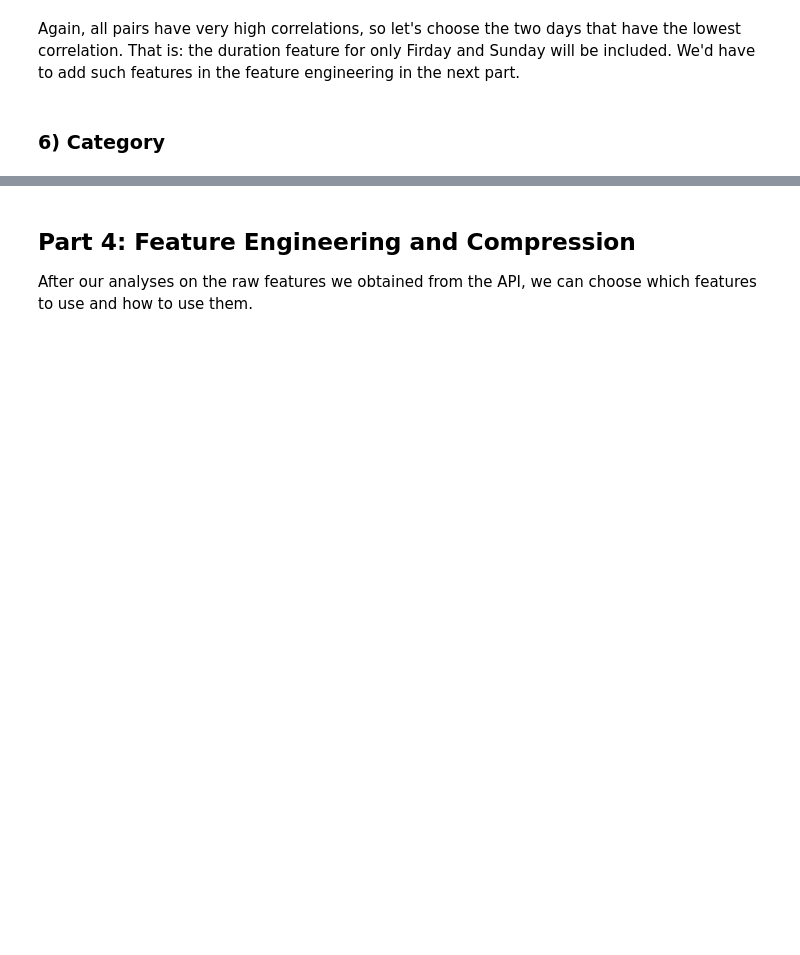
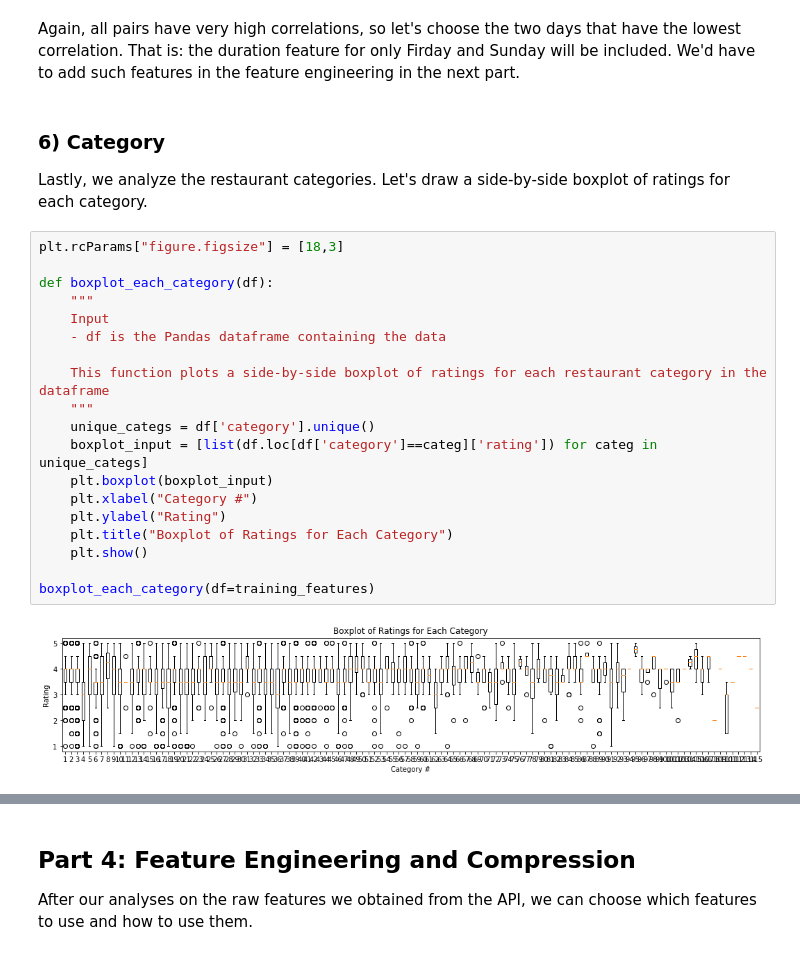
Before and after one commit to sandershihacker/yelp-rating-prediction, a Jupyter notebook: yelp_rating_prediction.ipynb, the cells around one changed output, grey strips where cells are left out. Drawn from its saved outputs; the diff is of its cells as text; blank space fills up the shorter version.

Commit message:
analyses for category, fixed introduction text (#25)
* added analyes for category, fixed intro text

* added analyes for category, fixed intro text

```diff
--- a/yelp_rating_prediction.ipynb
+++ b/yelp_rating_prediction.ipynb
@@ -779,4 +777,27 @@ sun_duration , wed_duration 0.735300007143
 # %% [markdown]
 Again, all pairs have very high correlations, so let's choose the two days that have the lowest correlation. That is: the duration feature for only Firday and Sunday will be included. We'd have to add such features in the feature engineering in the next part.
-# %% [markdown]
-### 6) Category
+# %% [markdown]
+### 6) Category
+
+Lastly, we analyze the restaurant categories. Let's draw a side-by-side boxplot of ratings for each category.
+# %%
+plt.rcParams["figure.figsize"] = [18,3]
+
+def boxplot_each_category(df):
+    """
+    Input
+    - df is the Pandas dataframe containing the data
+
+    This function plots a side-by-side boxplot of ratings for each restaurant category in the dataframe
+    """
+    unique_categs = df['category'].unique()
+    boxplot_input = [list(df.loc[df['category']==categ]['rating']) for categ in unique_categs]
+    plt.boxplot(boxplot_input)
+    plt.xlabel("Category #")
+    plt.ylabel("Rating")
+    plt.title("Boxplot of Ratings for Each Category")
+    plt.show()
+
+boxplot_each_category(df=training_features)
+# %% [output]
+[figure, added]
```
Also changed, not shown: parts of 18 cells of this notebook.
